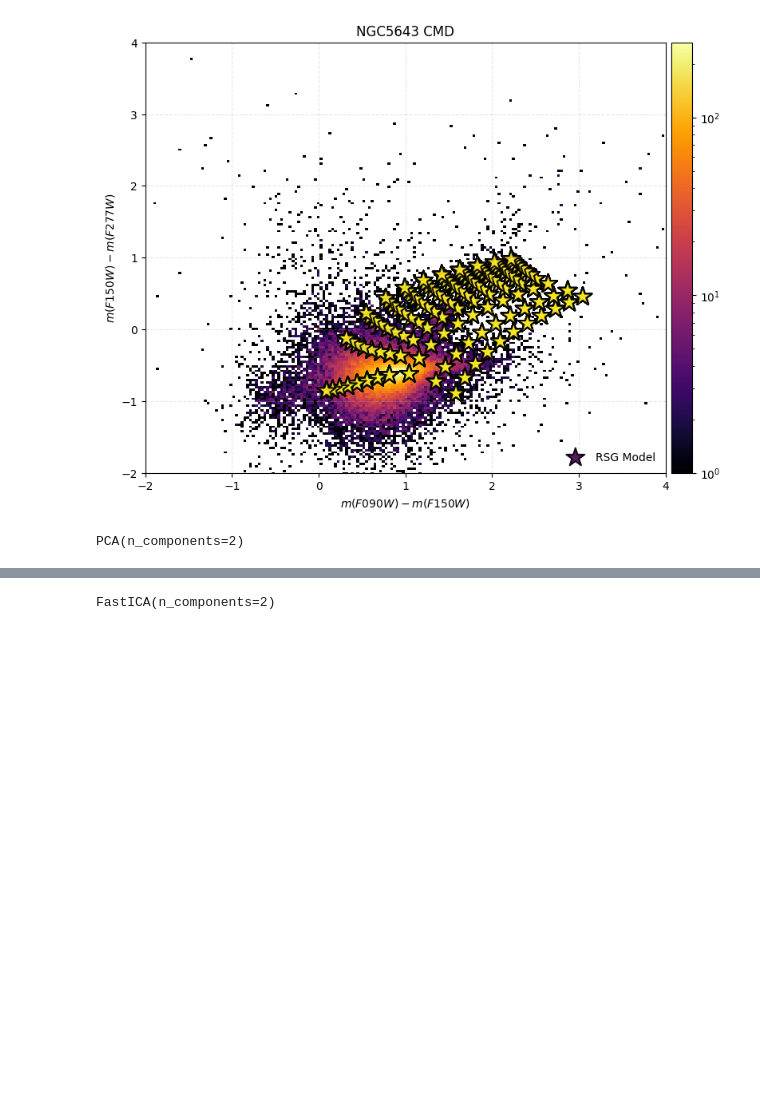
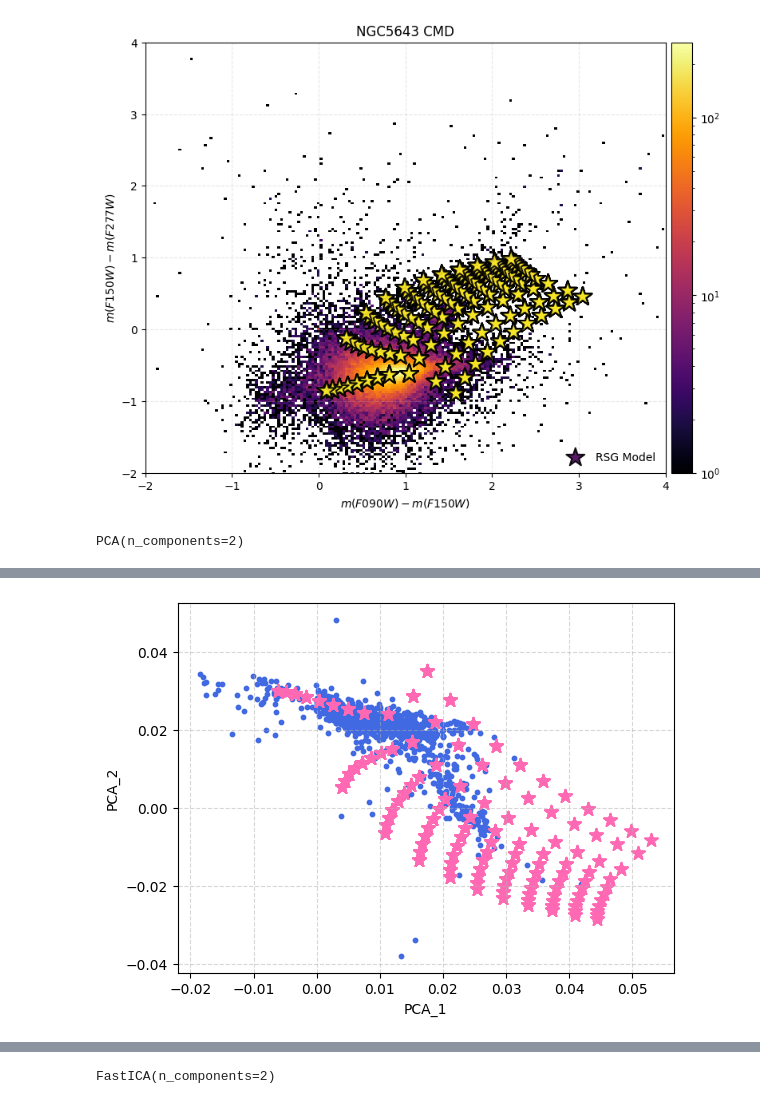
Before and after one commit to aswinsuresh24/rsg_phot, a Jupyter notebook: rsg_phot.ipynb, the cells around one changed output, grey strips where cells are left out. Drawn from its saved outputs; the diff is of its cells as text; code cells hidden in the pictures; blank space fills up the shorter version.

```diff
--- a/rsg_phot.ipynb
+++ b/rsg_phot.ipynb
@@ -166 +195,12 @@ PCA(n_components=2)
+# %%
+plt.scatter(pca.components_[0][icm], pca.components_[1][icm], s = 10, color = 'royalblue')
+plt.scatter(pca.components_[0][~icm], pca.components_[1][~icm], s = 100, marker = '*', color = 'hotpink')
+plt.xlabel('PCA_1')
+plt.ylabel('PCA_2')
+# plt.xlim(-0.002, 0.002)
+# plt.ylim(-0.005, 0.005)
+plt.grid(linestyle = '--', alpha = 0.5)
+plt.show()
+# %% [output]
+[figure, added]
 # %%
```
Also changed, not shown: parts of 15 cells of this notebook, 3 other files.
